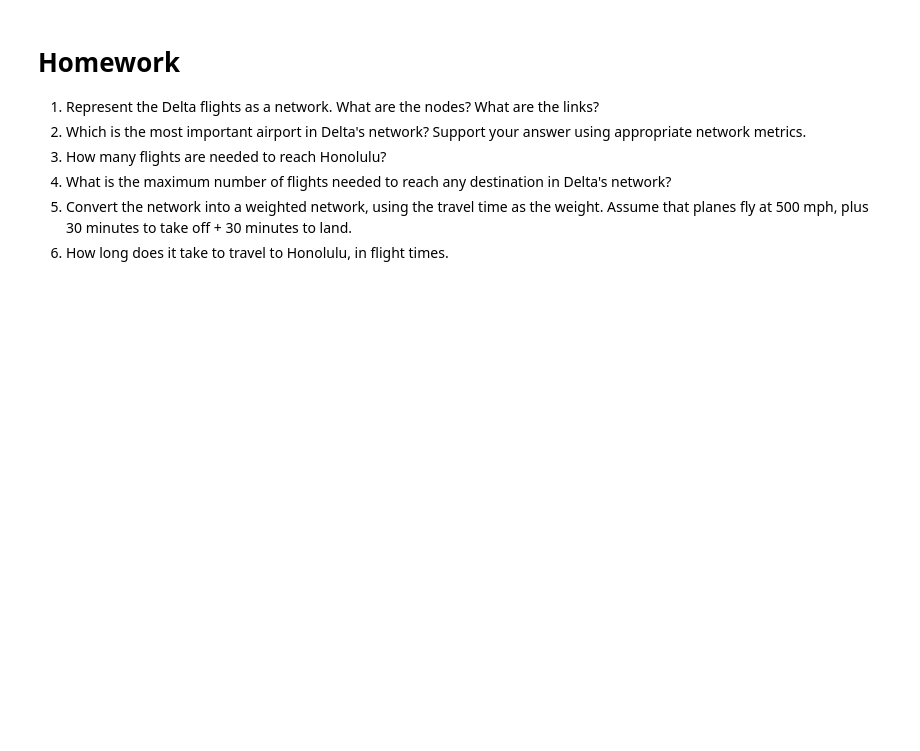
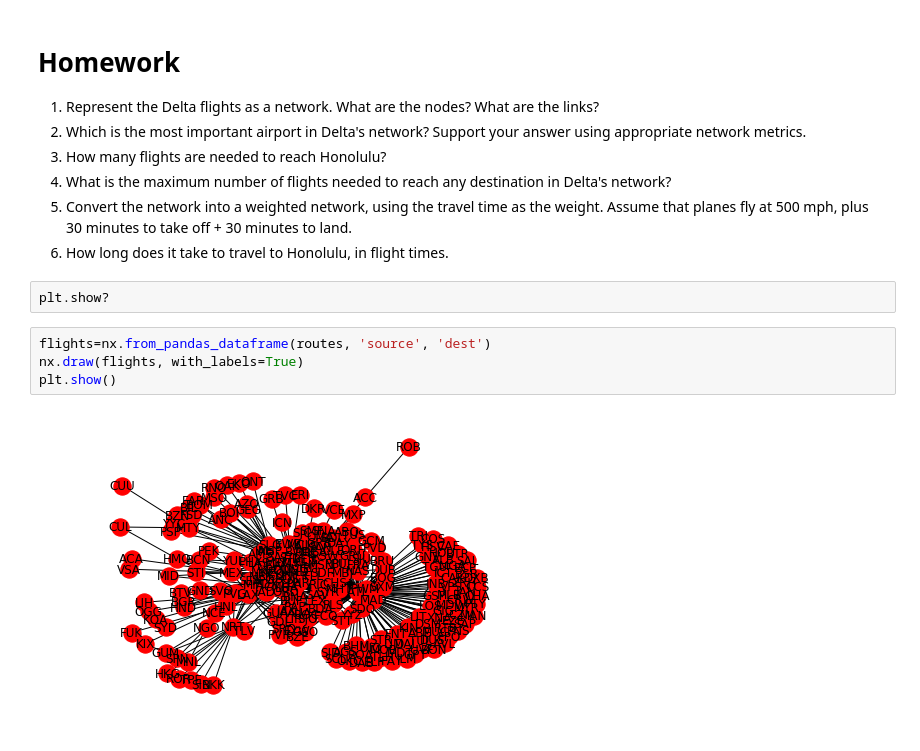
Before and after one commit to alha282/ce599, a Jupyter notebook: 14-Networks/Networks.ipynb, the cells around one changed output. Drawn from its saved outputs; the diff is of its cells as text; blank space fills up the shorter version.

```diff
--- a/14-Networks/Networks.ipynb
+++ b/14-Networks/Networks.ipynb
@@ -370,3 +374,11 @@ m.save("delta.html")
 4. What is the maximum number of flights needed to reach any destination in Delta's network?
 5. Convert the network into a weighted network, using the travel time as the weight.  Assume that planes fly at 500 mph, plus 30 minutes to take off + 30 minutes to land.
 6. How long does it take to travel to Honolulu, in flight times.
+# %%
+plt.show?
+# %%
+flights=nx.from_pandas_dataframe(routes, 'source', 'dest')
+nx.draw(flights, with_labels=True)
+plt.show()
+# %% [output]
+[figure, added]
```
Also changed, not shown: parts of 22 cells of this notebook, 1 other file.
